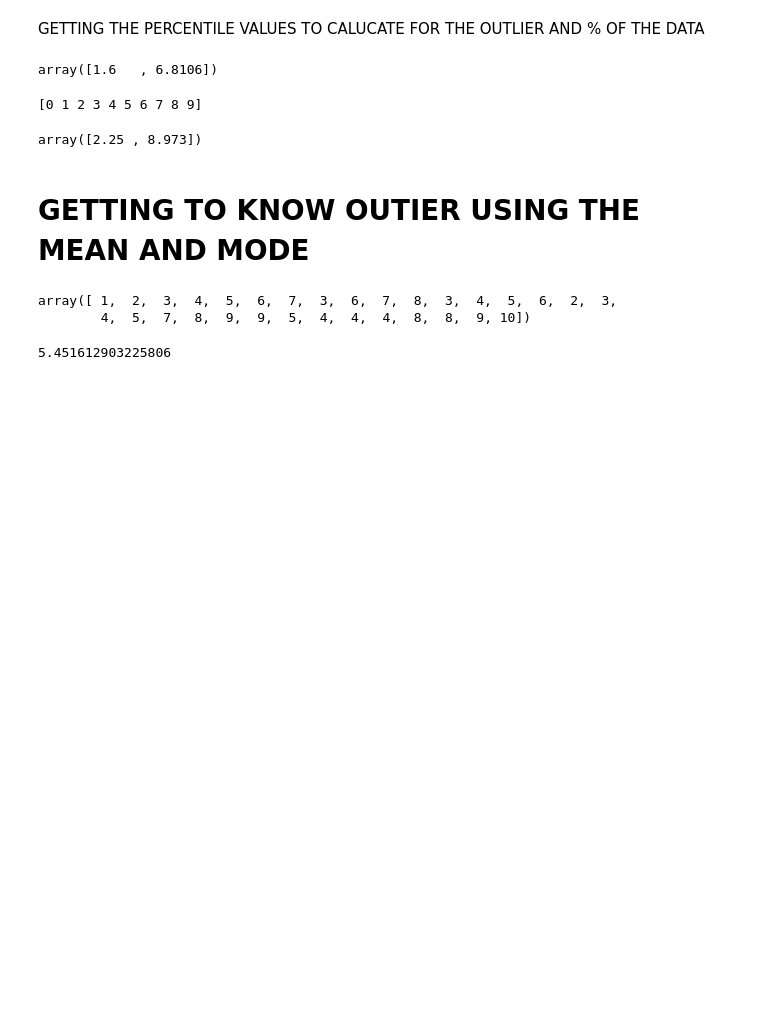
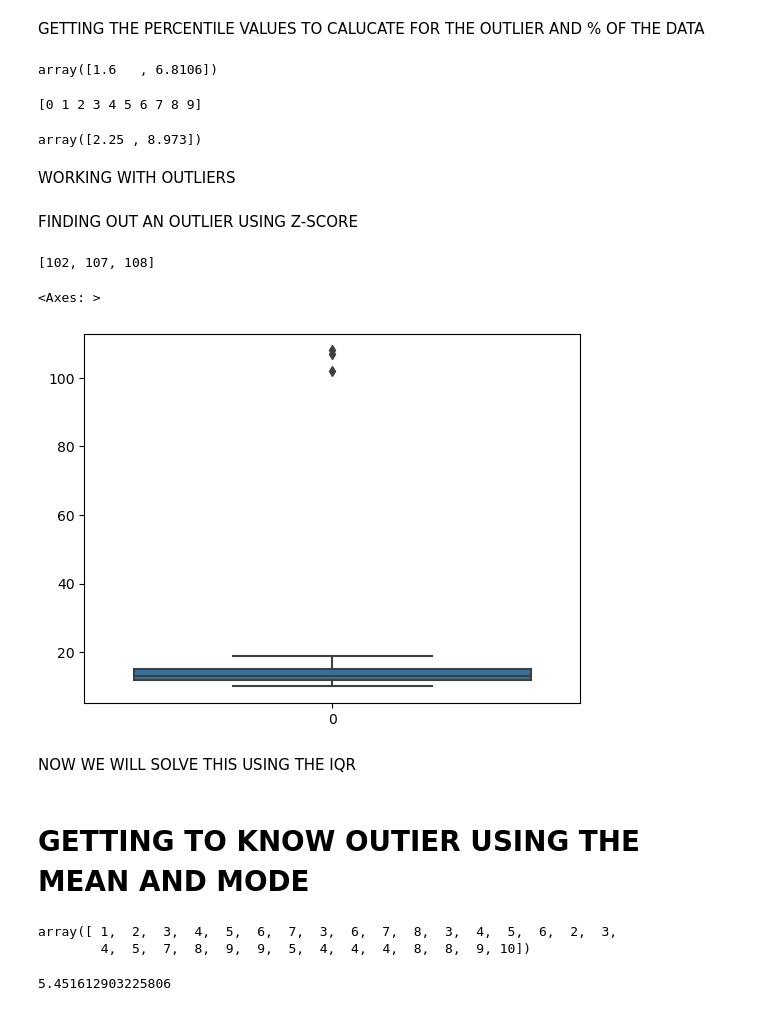
Before and after one commit to hsnaidu/basics, a Jupyter notebook: statstics/main.ipynb, the cells around one changed output. Drawn from its saved outputs; the diff is of its cells as text; code cells hidden in the pictures; blank space fills up the shorter version.

```diff
--- a/statstics/main.ipynb
+++ b/statstics/main.ipynb
@@ -126,3 +126,5 @@ array([2.25 , 8.973])
 # a = 13.49
 # if a < lower_bound or a > upper_bound:
 #     print('nigga is an outlier')
+# %% [markdown]
+WORKING WITH OUTLIERS
@@ -129,3 +136,36 @@ array([2.25 , 8.973])
+# %% [markdown]
+FINDING OUT AN OUTLIER USING Z-SCORE
+# %%
+d = np.array([11,10,12,14,12,15,14,13,15,102,12,14,17,19,107,10,13,14,12,108,12,11,14,13,15,10,15,12,10,14,13,15,10])
+# consider this data
+
+# NOTE making a list to store outlier
+outlier = []
+threshold = 3 # NOTE This is where you add your std value
+# ANY VALUE OUTSIDE THE THRESHOLD IS CONSIDERED AS OUTLIER (it can be 3,2,1)
+
+def detect_outlier(data):
+    my_mean = np.mean(d)
+    my_std = np.std(d)
+
+    for i in data:
+        z_score = (i-my_mean) / my_std
+        if z_score > threshold:
+            outlier.append(i)
+
+    return outlier
+# %%
+# NOTE calling the function here
+detect_outlier(d)
+# %% [output]
+[102, 107, 108]
+# %%
+sns.boxplot(d)
+# %% [output]
+<Axes: >
+[figure, added]
+# %% [markdown]
+NOW WE WILL SOLVE THIS USING THE IQR
 # %% [markdown]
 # GETTING TO KNOW OUTIER USING THE MEAN AND MODE
 # %%
```
Also changed, not shown: parts of 1 cell of this notebook.
